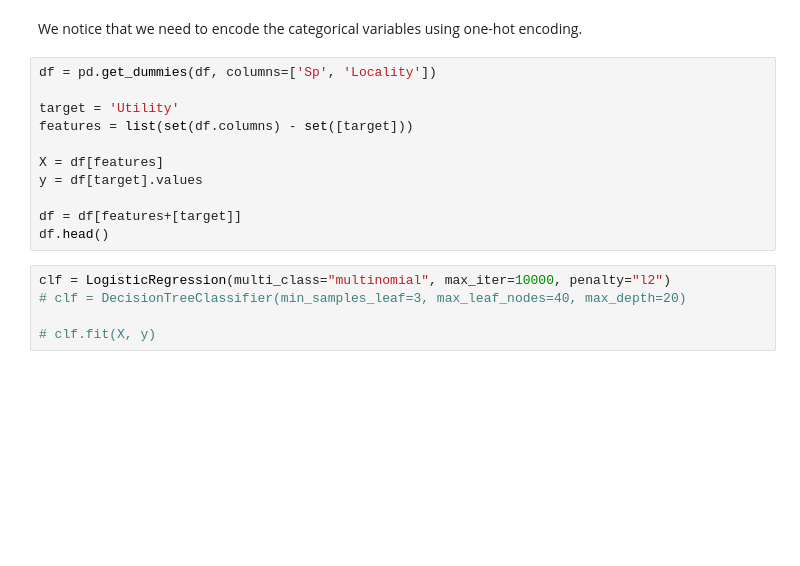
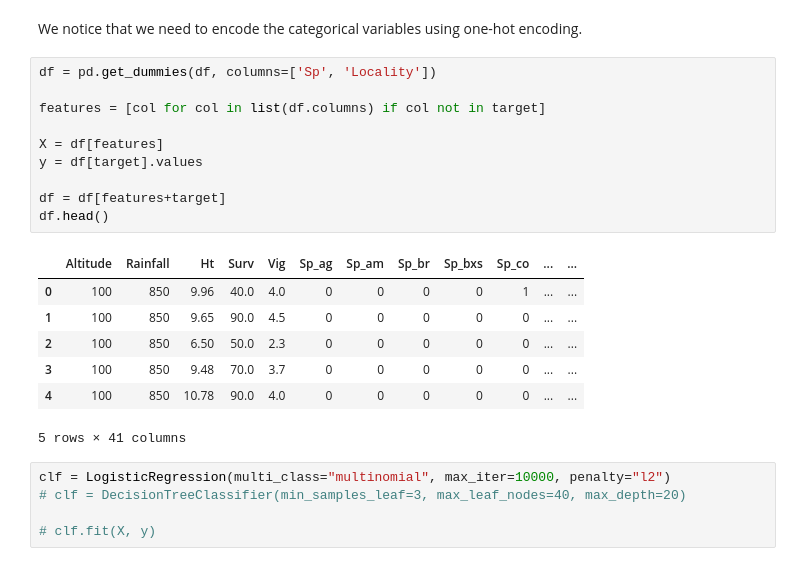
Before and after one commit to alan-turing-institute/ptype, a Jupyter notebook: notebooks/demo_categorical_values.ipynb, the cells around one changed output. Drawn from its saved outputs; the diff is of its cells as text; blank space fills up the shorter version.

```diff
--- a/notebooks/demo_categorical_values.ipynb
+++ b/notebooks/demo_categorical_values.ipynb
@@ -64,14 +87,21 @@ We notice that we need to encode the categorical variables using one-hot encodin
 # %%
 df = pd.get_dummies(df, columns=['Sp', 'Locality'])
 
-target = 'Utility'
-features = list(set(df.columns) - set([target]))
+features = [col for col in list(df.columns) if col not in target]
 
 X = df[features]
 y = df[target].values
 
-df = df[features+[target]]
+df = df[features+target]
 df.head()
+# %% [output]
+|  | Altitude | Rainfall | Ht | Surv | Vig | Sp_ag | Sp_am | Sp_br | Sp_bxs | Sp_co | ... | ... |
+| 0 | 100 | 850 | 9.96 | 40.0 | 4.0 | 0 | 0 | 0 | 0 | 1 | ... | ... |
+| 1 | 100 | 850 | 9.65 | 90.0 | 4.5 | 0 | 0 | 0 | 0 | 0 | ... | ... |
+| 2 | 100 | 850 | 6.50 | 50.0 | 2.3 | 0 | 0 | 0 | 0 | 0 | ... | ... |
+| 3 | 100 | 850 | 9.48 | 70.0 | 3.7 | 0 | 0 | 0 | 0 | 0 | ... | ... |
+| 4 | 100 | 850 | 10.78 | 90.0 | 4.0 | 0 | 0 | 0 | 0 | 0 | ... | ... |
+5 rows × 41 columns
 # %%
 clf = LogisticRegression(multi_class="multinomial", max_iter=10000, penalty="l2")
 # clf = DecisionTreeClassifier(min_samples_leaf=3, max_leaf_nodes=40, max_depth=20)
```
Also changed, not shown: parts of 21 cells of this notebook.
